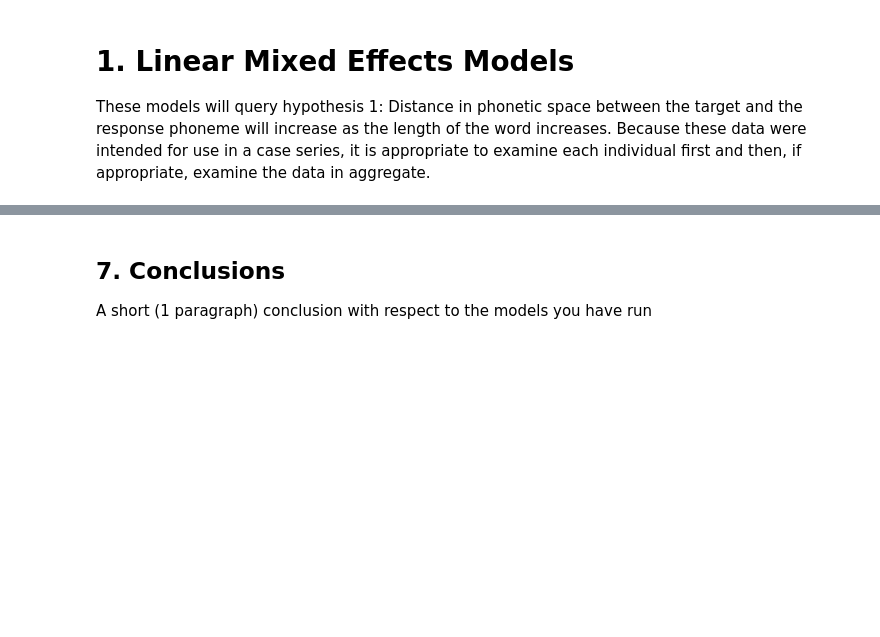
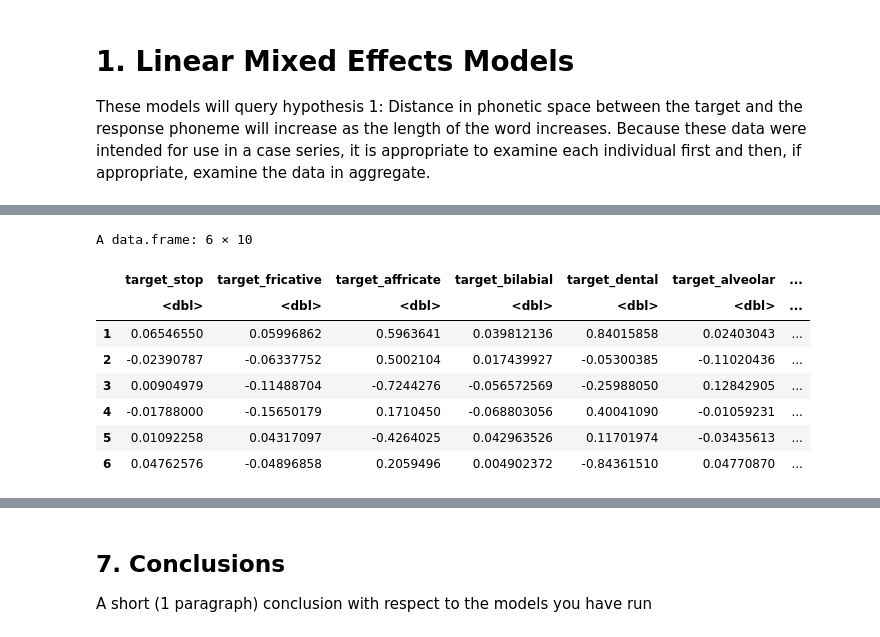
Before and after one commit to JenahBlack/Black_DSPN_S22, a Jupyter notebook: Black_DSPN_S22_FinalProject.ipynb, the cells around one changed output, grey strips where cells are left out. Cells and saved outputs as stored; diff of their text form; code cells hidden in the pictures; blank space fills up the shorter version.

Commit message:
added permutation testing

```diff
--- a/Black_DSPN_S22_FinalProject.ipynb
+++ b/Black_DSPN_S22_FinalProject.ipynb
@@ -682,0 +732,58 @@ Some of our results intersect in an interesting way with previous literature. Th
+# %%
+permuted <- consonant_data #to be permuted in the for loop
+
+n_observations = dim(permuted)[1]
+
+r_permutations = 1000 # number of permutations
+
+# 7 predictors + intercept, thus 8 columns to capture the effects
+# filling with nas at first.
+permuted_coefficients = matrix(NA,nrow = r_permutations , ncol=10)
+
+for(i in 1:r_permutations) {
+    # shuffle around predictors without replacement
+  permuted$target_bilabial <- permuted$target_bilabial[sample(n_observations)]
+  permuted$target_dental <- permuted$target_dental[sample(n_observations)]
+  permuted$target_alveolar <- permuted$target_alveolar[sample(n_observations)]
+  permuted$target_palatoAlveolar <- permuted$target_palatoAlveolar[sample(n_observations)]
+  permuted$target_palatal <- permuted$target_palatal[sample(n_observations)]
+  permuted$target_velar <- permuted$target_velar[sample(n_observations)]
+  permuted$target_glottal <- permuted$target_glottal[sample(n_observations)]
+  permuted$target_stop <- permuted$target_stop[sample(n_observations)]
+  permuted$target_fricative <- permuted$target_fricative[sample(n_observations)]
+  permuted$target_affricate <- permuted$target_affricate[sample(n_observations)]
+
+
+  # run the model of the permuted data
+  consonant_model = glm(error ~
+                        target_stop +
+                        target_fricative +
+                        target_affricate +
+                        target_bilabial +
+                        target_dental +
+                        target_alveolar +
+                        target_palatoAlveolar +
+                        target_palatal +
+                        target_velar +
+                        target_glottal,
+                          family = 'binomial',
+                          data = permuted)
+
+  permuted_coefficients[i,] <- coef(consonant_model)[-1]
+
+}
+permuted_coefficients <- as.data.frame(permuted_coefficients)
+
+colnames(permuted_coefficients) <- c(attr(consonant_model$terms,"term.labels"))
+
+head(permuted_coefficients)
+# %% [output]
+A data.frame: 6 × 10
+|  | target_stop | target_fricative | target_affricate | target_bilabial | target_dental | target_alveolar | ... |
+|  | <dbl> | <dbl> | <dbl> | <dbl> | <dbl> | <dbl> | ... |
+| 1 | 0.06546550 | 0.05996862 | 0.5963641 | 0.039812136 | 0.84015858 | 0.02403043 | ... |
+| 2 | -0.02390787 | -0.06337752 | 0.5002104 | 0.017439927 | -0.05300385 | -0.11020436 | ... |
+| 3 | 0.00904979 | -0.11488704 | -0.7244276 | -0.056572569 | -0.25988050 | 0.12842905 | ... |
+| 4 | -0.01788000 | -0.15650179 | 0.1710450 | -0.068803056 | 0.40041090 | -0.01059231 | ... |
+| 5 | 0.01092258 | 0.04317097 | -0.4264025 | 0.042963526 | 0.11701974 | -0.03435613 | ... |
+| 6 | 0.04762576 | -0.04896858 | 0.2059496 | 0.004902372 | -0.84361510 | 0.04770870 | ... |
```
Also changed, not shown: parts of 63 cells of this notebook.
